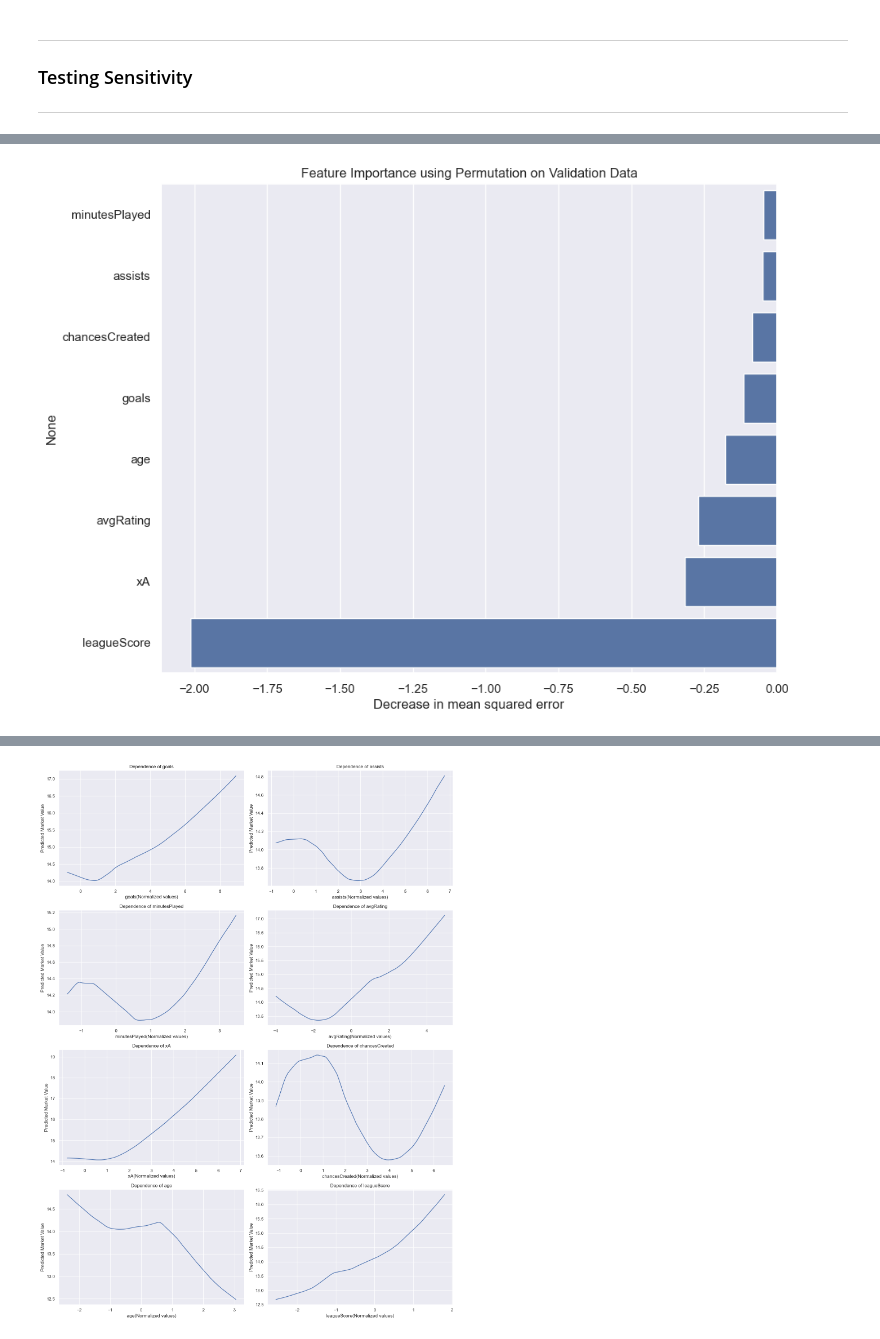
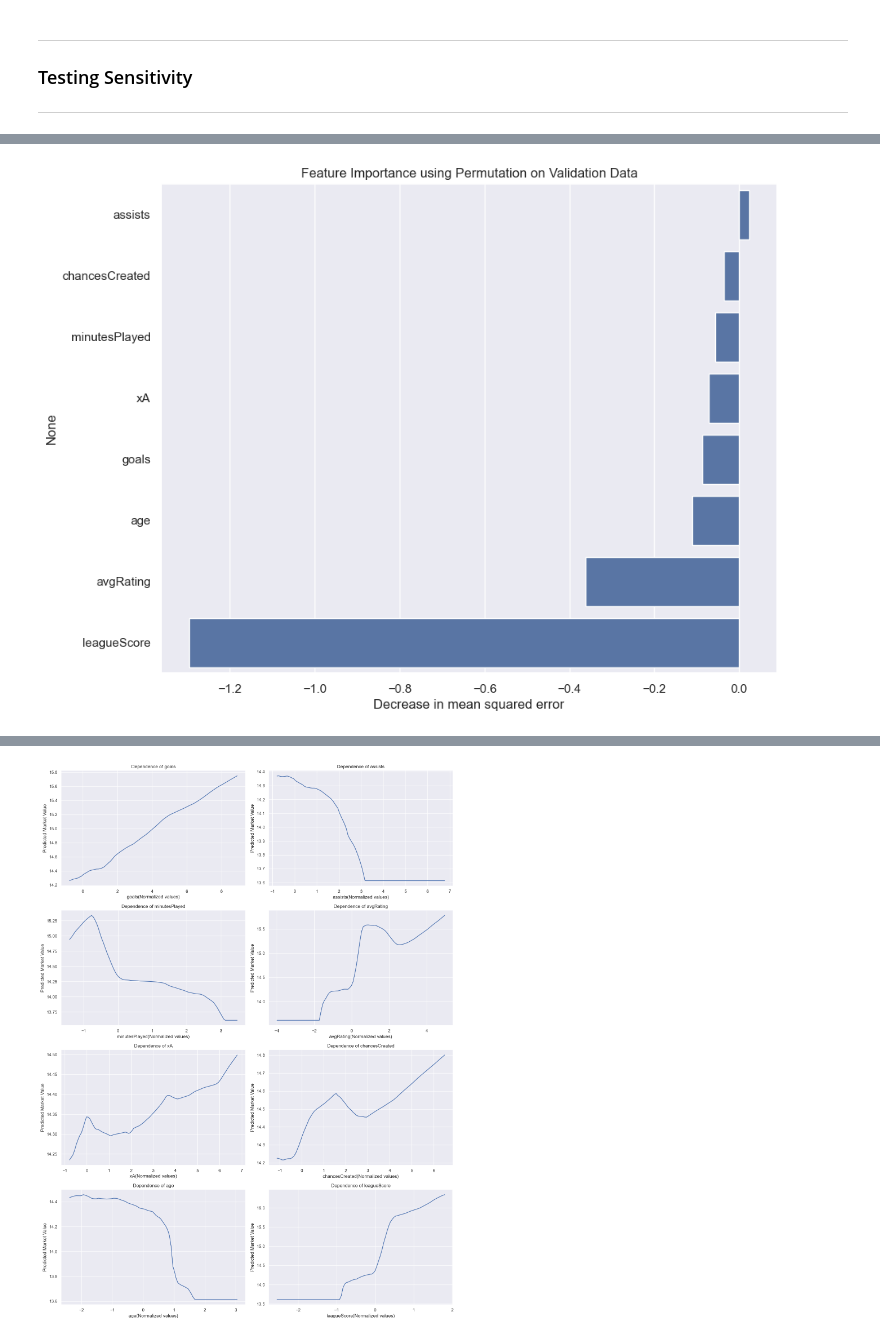
Before and after one commit to mortenhodt/machineLearningExamProject, a Jupyter notebook: main.ipynb, the cells around one changed output, grey strips where cells are left out. Cells and saved outputs as stored; diff of their text form; code cells hidden in the pictures.

```diff
--- a/main.ipynb
+++ b/main.ipynb
@@ -478,7 +486,13 @@ linreg.score(X_test,y_test) # R2 score
 some_data = X_test[:5]
 some_labels = y_test[:5]
 
-print("Predictions: \n", linreg.predict(some_data))
-print("Labels: \n", list(some_labels))
+# Make predictions and convert to integer
+predictions = np.exp(linreg.predict(some_data)).astype(int)
+
+# Convert labels to integer
+labels = np.exp(some_labels).round().astype(int)
+
+print("Predictions: \n", predictions)
+print("Labels: \n", list(labels))
 # %% [output]
 Predictions:
@@ -717,7 +739,7 @@ def permutation_importance(model, X_val, y_val, metric):
 # Metric for regression
 from sklearn.metrics import mean_squared_error
 # Calculate permutation importance
-importances = permutation_importance(dfnn_model, X_test, y_test, mean_squared_error)
+importances = permutation_importance(best_model_dfnn, X_test, y_test, mean_squared_error)
 
 # Get feature names from original dataframe after dropping
 feature_names = features.columns
@@ -739,7 +761,7 @@ def partial_dependence(model, X, feature_index, feature_range):
     # Replace the values of the feature of interest with a range of values
     X_val[:, feature_index] = feature_range
     # Predict the model output for these new inputs
-    predictions = dfnn_model.predict(X_val)
+    predictions = model.predict(X_val)
     return predictions
 
 # Number of points to plot for each feature
@@ -753,7 +775,7 @@ for i, feature in enumerate(feature_names):
     # Generate range of feature values
     feature_range = np.linspace(features_scaled[:, i].min(), features_scaled[:, i].max(), num_points)
     # Calculate partial dependence
-    pd_values = partial_dependence(dfnn_model, X_train, i, feature_range)
+    pd_values = partial_dependence(best_model_dfnn, X_train, i, feature_range)
 
     # Plotting
     sns.lineplot(x=feature_range, y=pd_values.flatten(), ax=axs[i])
@@ -778 +800 @@ plt.show()
-[figure, old version]
+[figure, new version]
@@ -787,4 +809,4 @@ plt.show()
-[figure, old version]
+[figure, new version]
 # %%
 import tensorflow as tf
 from tensorflow.keras.callbacks import EarlyStopping
```
Also changed, not shown: parts of 19 cells of this notebook, 1 other file.
